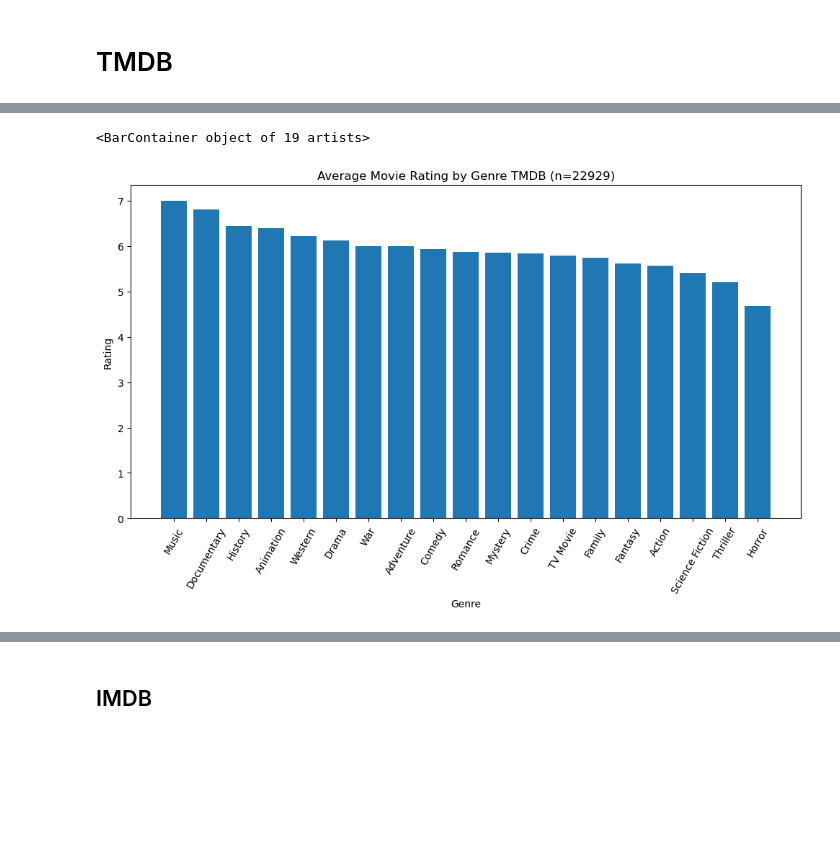
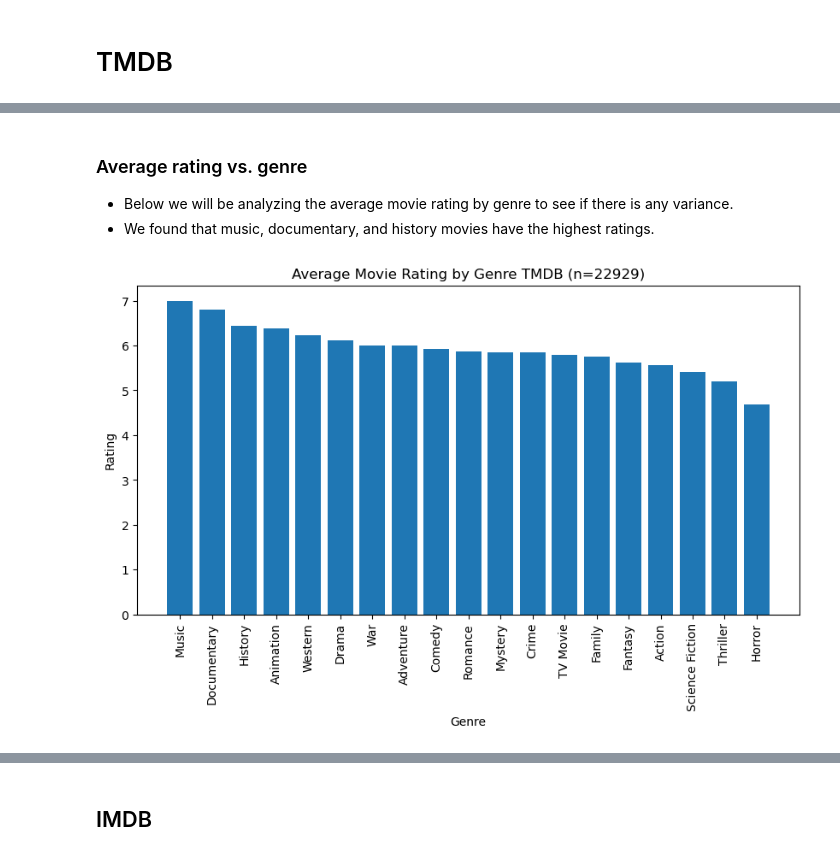
Before and after one commit to Gfatouras/Movie-Database-Analysis, a Jupyter notebook: student.ipynb, the cells around one changed output, grey strips where cells are left out. Cells and saved outputs as stored; diff of their text form; code cells hidden in the pictures; blank space fills up the shorter version.

```diff
--- a/student.ipynb
+++ b/student.ipynb
@@ -923,23 +948,27 @@ Highest rated
+# %% [markdown]
+### Average rating vs. genre
+- Below we will be analyzing the average movie rating by genre to see if there is any variance.
+- We found that music, documentary, and history movies have the highest ratings.
 # %%
 # Average movie rating by genre
 tmdb_movie_rating = tmdb_df[['genre_str','vote_average']]
 tmdb_movie_rating = tmdb_movie_rating.groupby(['genre_str'])['vote_average'].mean().reset_index()
 tmdb_movie_rating = tmdb_movie_rating.sort_values(by='vote_average',ascending=False)
 
 # Add genre count
 genre_counts = tmdb_df['genre_str'].value_counts().reset_index()
 genre_counts.columns = ['genre_str', 'count']
 result = pd.merge(tmdb_movie_rating, genre_counts, on='genre_str')
 tmdb_movie_rating['genre_counts'] = result["count"]
 tmdb_movie_rating
 
 # Plot
-plt.figure(figsize=(12,6))
+plt.figure(figsize=(10,5))
 plt.title('Average Movie Rating by Genre TMDB'+" (n="+str(len(tmdb_df))+")")
 plt.xlabel('Genre')
 plt.ylabel('Rating')
-plt.tick_params(axis='x', labelrotation=60)
+plt.tick_params(axis='x', labelrotation=90)
 plt.bar(tmdb_movie_rating['genre_str'],tmdb_movie_rating['vote_average'] )
+plt.savefig('TMDB avg movie rating.png',transparent=True)
 # %% [output]
-<BarContainer object of 19 artists>
-[figure, old version]
+[figure, new version]
```
Also changed, not shown: parts of 51 cells of this notebook, 1 other file.
